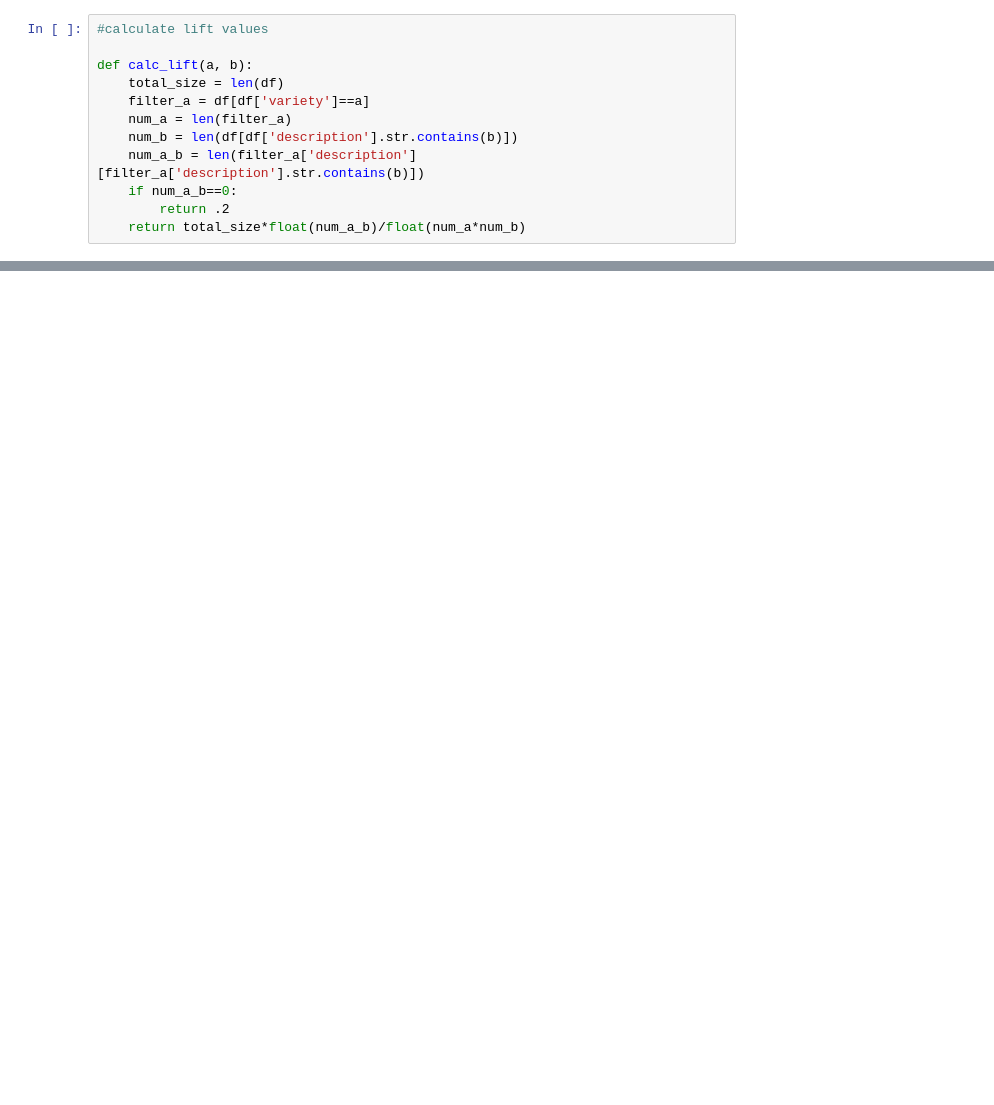
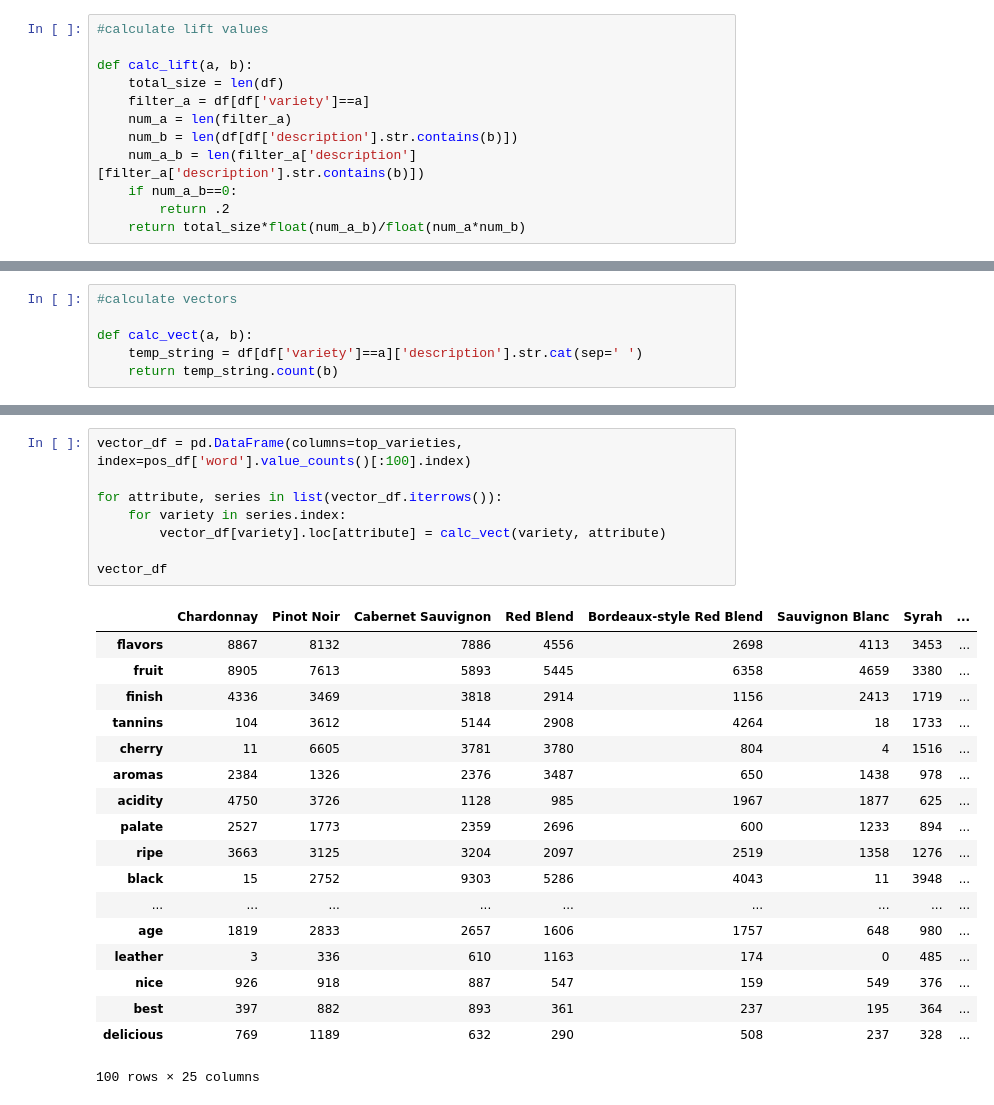
Before and after one commit to p-mckenzie/TextAnalytics, a Jupyter notebook: Project/Text_Project.ipynb, the cells around one changed output, grey strips where cells are left out. Drawn from its saved outputs; the diff is of its cells as text; blank space fills up the shorter version.

```diff
--- a/Project/Text_Project.ipynb
+++ b/Project/Text_Project.ipynb
@@ -193,0 +171,6 @@ lift_df
+# %%
+#calculate vectors
+
+def calc_vect(a, b):
+    temp_string = df[df['variety']==a]['description'].str.cat(sep=' ')
+    return temp_string.count(b)
@@ -193,0 +179,27 @@ lift_df
+# %%
+vector_df = pd.DataFrame(columns=top_varieties, index=pos_df['word'].value_counts()[:100].index)
+
+for attribute, series in list(vector_df.iterrows()):
+    for variety in series.index:
+        vector_df[variety].loc[attribute] = calc_vect(variety, attribute)
+
+vector_df
+# %% [output]
+|  | Chardonnay | Pinot Noir | Cabernet Sauvignon | Red Blend | Bordeaux-style Red Blend | Sauvignon Blanc | Syrah | ... |
+| flavors | 8867 | 8132 | 7886 | 4556 | 2698 | 4113 | 3453 | ... |
+| fruit | 8905 | 7613 | 5893 | 5445 | 6358 | 4659 | 3380 | ... |
+| finish | 4336 | 3469 | 3818 | 2914 | 1156 | 2413 | 1719 | ... |
+| tannins | 104 | 3612 | 5144 | 2908 | 4264 | 18 | 1733 | ... |
+| cherry | 11 | 6605 | 3781 | 3780 | 804 | 4 | 1516 | ... |
+| aromas | 2384 | 1326 | 2376 | 3487 | 650 | 1438 | 978 | ... |
+| acidity | 4750 | 3726 | 1128 | 985 | 1967 | 1877 | 625 | ... |
+| palate | 2527 | 1773 | 2359 | 2696 | 600 | 1233 | 894 | ... |
+| ripe | 3663 | 3125 | 3204 | 2097 | 2519 | 1358 | 1276 | ... |
+| black | 15 | 2752 | 9303 | 5286 | 4043 | 11 | 3948 | ... |
+| ... | ... | ... | ... | ... | ... | ... | ... | ... |
+| age | 1819 | 2833 | 2657 | 1606 | 1757 | 648 | 980 | ... |
+| leather | 3 | 336 | 610 | 1163 | 174 | 0 | 485 | ... |
+| nice | 926 | 918 | 887 | 547 | 159 | 549 | 376 | ... |
+| best | 397 | 882 | 893 | 361 | 237 | 195 | 364 | ... |
+| delicious | 769 | 1189 | 632 | 290 | 508 | 237 | 328 | ... |
+100 rows × 25 columns
```
Also changed, not shown: parts of 15 cells of this notebook.
